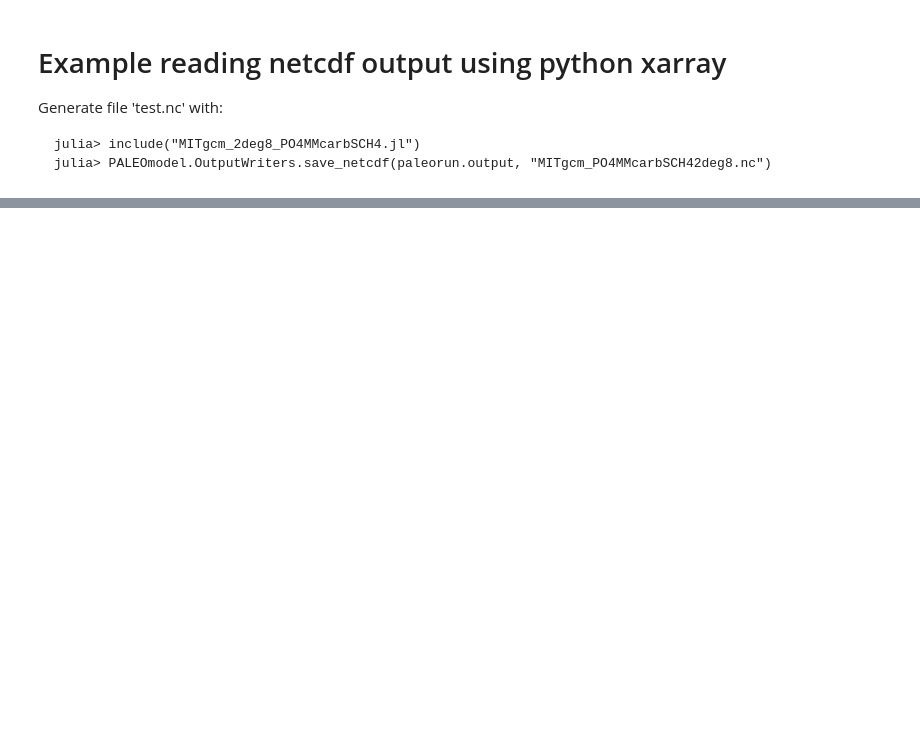
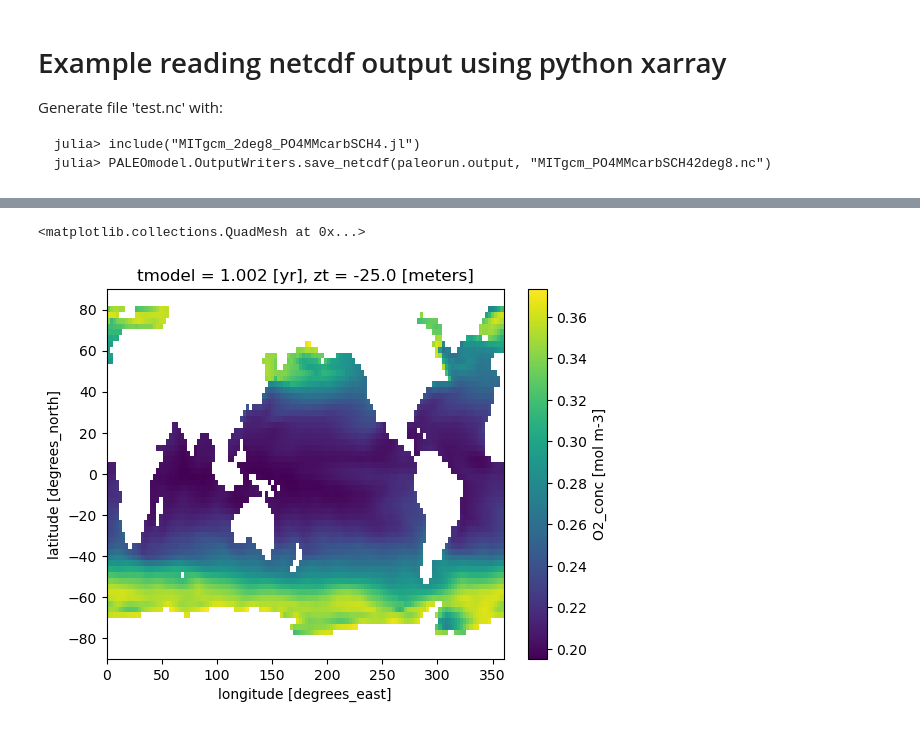
Before and after one commit to PALEOtoolkit/PALEOocean.jl, a Jupyter notebook: examples/mitgcm/Test xarray netcdf.ipynb, the cells around one changed output, grey strips where cells are left out. Saved outputs shown, nothing was run; the diff lists cells and outputs as text; code cells hidden in the pictures; blank space fills up the shorter version.

```diff
--- a/examples/mitgcm/Test xarray netcdf.ipynb
+++ b/examples/mitgcm/Test xarray netcdf.ipynb
@@ -5,6 +5,9 @@ Generate file 'test.nc' with:
 
     julia> include("MITgcm_2deg8_PO4MMcarbSCH4.jl")
     julia> PALEOmodel.OutputWriters.save_netcdf(paleorun.output, "MITgcm_PO4MMcarbSCH42deg8.nc")
+# %%
+# output_filename = "MITgcm_PO4MMcarbSCH42deg8.nc"
+output_filename = "test_newnetcdf.nc"
 # %%
 import os
 # %%
@@ -20,8 +30,9 @@ ds.attrs
 # %%
 # read ocean group (= PALEO Domain ocean) from netcdf file
-ds_ocean = xr.open_dataset("MITgcm_PO4MMcarbSCH42deg8.nc", group="ocean")
+ds_ocean = xr.open_dataset(output_filename, group="ocean", decode_cf=True, decode_coords="all")
+num_records = len(ds_ocean.tmodel)
 
 # attach z coordinates (this is not automatic!)
-ds_ocean = ds_ocean.set_coords(["zmid", "zlower", "zupper"])
+# ds_ocean = ds_ocean.set_coords(["zmid", "zlower", "zupper"])
 # %%
 ds_ocean
@@ -31,0 +124,4 @@ ds_ocean["O2_total"].plot()
+# %%
+# surface O2_conc at last timestep
+O2_conc_last_surface = ds_ocean.O2_conc.isel(tmodel=num_records-1).isel(zt=0) # NB: zero-based !
+O2_conc_last_surface
@@ -31,0 +146,5 @@ ds_ocean["O2_total"].plot()
+# %%
+O2_conc_last_surface.plot()
+# %% [output]
+<matplotlib.collections.QuadMesh at 0x...>
+[figure, added]
```
Also changed, not shown: parts of 17 cells of this notebook, 8 other files.
